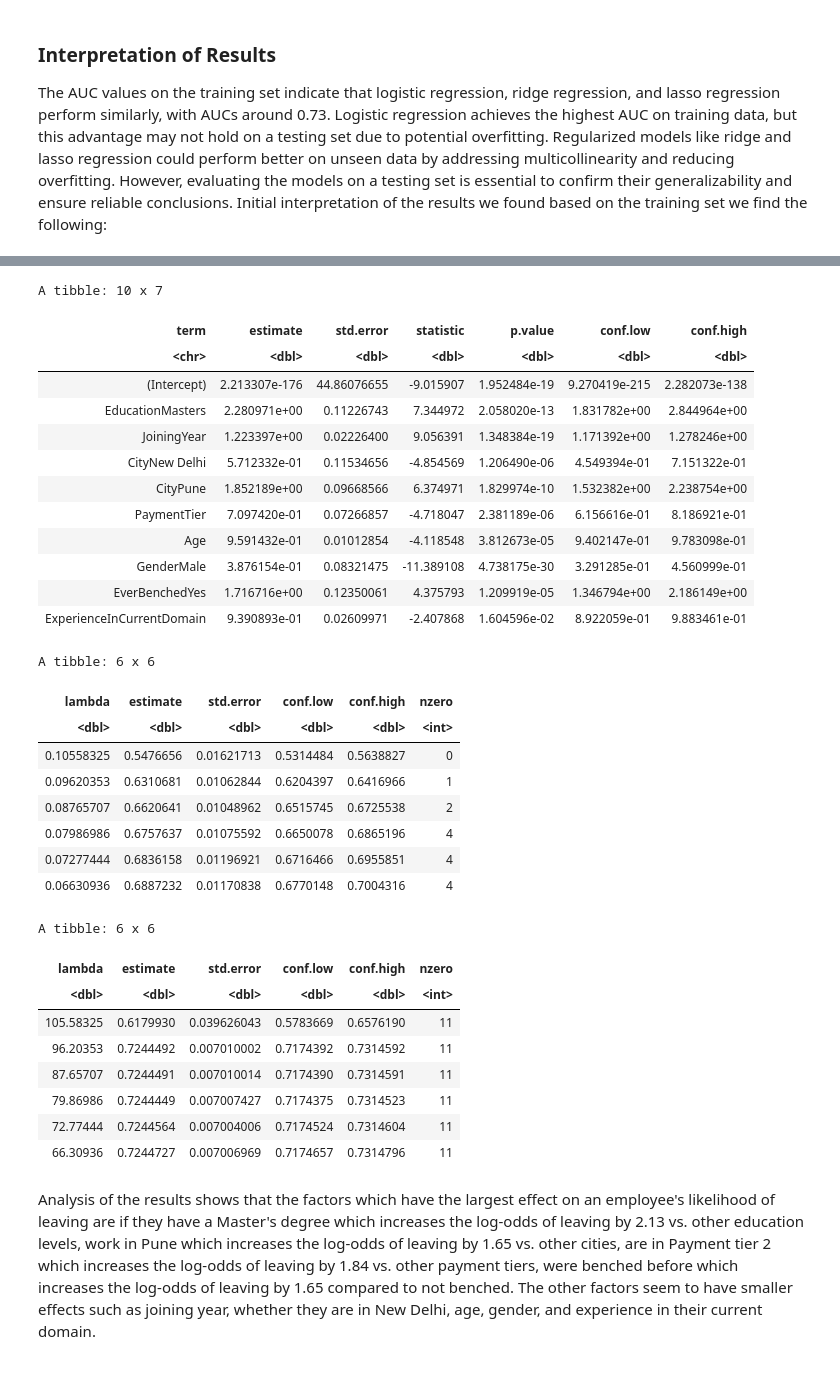
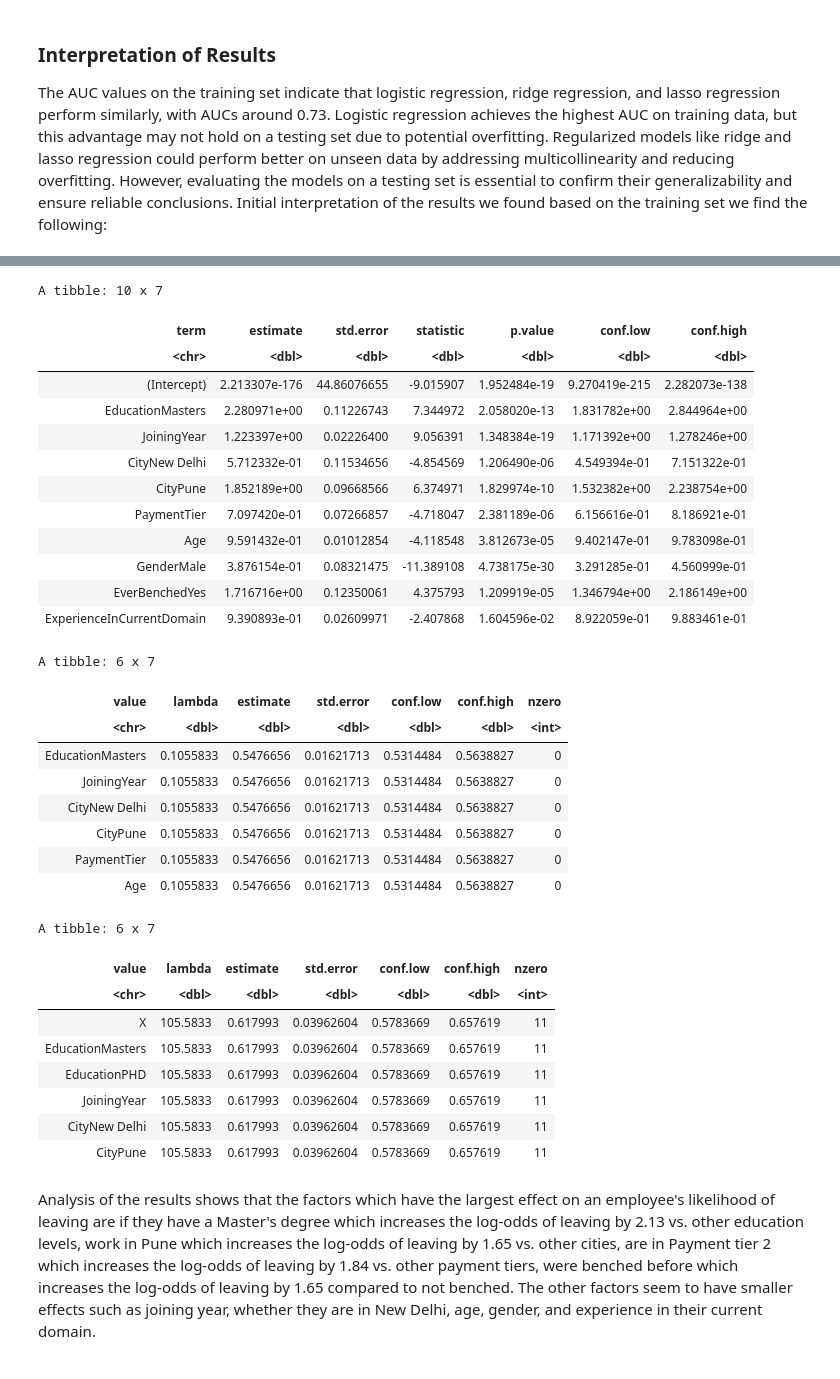
Before and after one commit to vivaanjhaveri/employee-dataset, a Jupyter notebook: Group_24_Final_Report_Rough_Draft.ipynb, the cells around one changed output, grey strips where cells are left out. Cells and saved outputs as stored; diff of their text form; code cells hidden in the pictures.

Commit message:
Added table of coefs for lasso and ridge

```diff
--- a/Group_24_Final_Report_Rough_Draft.ipynb
+++ b/Group_24_Final_Report_Rough_Draft.ipynb
@@ -341,56 +342,53 @@ A tibble: 12 x 7
 
 # Applying exponeitated coeficents & getting confidence intervals
 logistic_model_summary <- tidy(logistic_model, exponentiate = TRUE, conf.int = TRUE)
 lasso_model_summary <- tidy(lasso_model, exponentiate = TRUE, conf.int = TRUE)
 ridge_model_summary <- tidy(ridge_model, exponentiate = TRUE, conf.int = TRUE)
 
 # Filter for significant predictors
 significant_predictors_logistic <- logistic_model_summary %>%
   filter(p.value < 0.05)%>%
   as_tibble()
 
-significant_predictors_lasso <- lasso_model_summary %>%
-  as_tibble()
-
-significant_predictors_ridge <- ridge_model_summary %>%
-  as_tibble()
+significant_predictors_lasso <- merge(lasso_selected_coefs, lasso_model_summary) %>% as_tibble()
+significant_predictors_ridge <- merge(ridge_selected_coefs, ridge_model_summary) %>% as_tibble()
 
 # Display table of significant predictors
 significant_predictors_logistic
 head(significant_predictors_lasso)
 head(significant_predictors_ridge)
 # %% [output]
 A tibble: 10 x 7
 | term | estimate | std.error | statistic | p.value | conf.low | conf.high |
 | <chr> | <dbl> | <dbl> | <dbl> | <dbl> | <dbl> | <dbl> |
 | (Intercept) | 2.213307e-176 | 44.86076655 | -9.015907 | 1.952484e-19 | 9.270419e-215 | 2.282073e-138 |
 | EducationMasters | 2.280971e+00 | 0.11226743 | 7.344972 | 2.058020e-13 | 1.831782e+00 | 2.844964e+00 |
 | JoiningYear | 1.223397e+00 | 0.02226400 | 9.056391 | 1.348384e-19 | 1.171392e+00 | 1.278246e+00 |
 | CityNew Delhi | 5.712332e-01 | 0.11534656 | -4.854569 | 1.206490e-06 | 4.549394e-01 | 7.151322e-01 |
 | CityPune | 1.852189e+00 | 0.09668566 | 6.374971 | 1.829974e-10 | 1.532382e+00 | 2.238754e+00 |
 | PaymentTier | 7.097420e-01 | 0.07266857 | -4.718047 | 2.381189e-06 | 6.156616e-01 | 8.186921e-01 |
 | Age | 9.591432e-01 | 0.01012854 | -4.118548 | 3.812673e-05 | 9.402147e-01 | 9.783098e-01 |
 | GenderMale | 3.876154e-01 | 0.08321475 | -11.389108 | 4.738175e-30 | 3.291285e-01 | 4.560999e-01 |
 | EverBenchedYes | 1.716716e+00 | 0.12350061 | 4.375793 | 1.209919e-05 | 1.346794e+00 | 2.186149e+00 |
 | ExperienceInCurrentDomain | 9.390893e-01 | 0.02609971 | -2.407868 | 1.604596e-02 | 8.922059e-01 | 9.883461e-01 |
-A tibble: 6 x 6
+A tibble: 6 x 7
-| lambda | estimate | std.error | conf.low | conf.high | nzero |
-| <dbl> | <dbl> | <dbl> | <dbl> | <dbl> | <int> |
-| 0.10558325 | 0.5476656 | 0.01621713 | 0.5314484 | 0.5638827 | 0 |
-| 0.09620353 | 0.6310681 | 0.01062844 | 0.6204397 | 0.6416966 | 1 |
-| 0.08765707 | 0.6620641 | 0.01048962 | 0.6515745 | 0.6725538 | 2 |
-| 0.07986986 | 0.6757637 | 0.01075592 | 0.6650078 | 0.6865196 | 4 |
-| 0.07277444 | 0.6836158 | 0.01196921 | 0.6716466 | 0.6955851 | 4 |
-| 0.06630936 | 0.6887232 | 0.01170838 | 0.6770148 | 0.7004316 | 4 |
+| value | lambda | estimate | std.error | conf.low | conf.high | nzero |
+| <chr> | <dbl> | <dbl> | <dbl> | <dbl> | <dbl> | <int> |
+| EducationMasters | 0.1055833 | 0.5476656 | 0.01621713 | 0.5314484 | 0.5638827 | 0 |
+| JoiningYear | 0.1055833 | 0.5476656 | 0.01621713 | 0.5314484 | 0.5638827 | 0 |
+| CityNew Delhi | 0.1055833 | 0.5476656 | 0.01621713 | 0.5314484 | 0.5638827 | 0 |
+| CityPune | 0.1055833 | 0.5476656 | 0.01621713 | 0.5314484 | 0.5638827 | 0 |
+| PaymentTier | 0.1055833 | 0.5476656 | 0.01621713 | 0.5314484 | 0.5638827 | 0 |
+| Age | 0.1055833 | 0.5476656 | 0.01621713 | 0.5314484 | 0.5638827 | 0 |
-A tibble: 6 x 6
+A tibble: 6 x 7
-| lambda | estimate | std.error | conf.low | conf.high | nzero |
-| <dbl> | <dbl> | <dbl> | <dbl> | <dbl> | <int> |
-| 105.58325 | 0.6179930 | 0.039626043 | 0.5783669 | 0.6576190 | 11 |
-| 96.20353 | 0.7244492 | 0.007010002 | 0.7174392 | 0.7314592 | 11 |
-| 87.65707 | 0.7244491 | 0.007010014 | 0.7174390 | 0.7314591 | 11 |
-| 79.86986 | 0.7244449 | 0.007007427 | 0.7174375 | 0.7314523 | 11 |
-| 72.77444 | 0.7244564 | 0.007004006 | 0.7174524 | 0.7314604 | 11 |
-| 66.30936 | 0.7244727 | 0.007006969 | 0.7174657 | 0.7314796 | 11 |
+| value | lambda | estimate | std.error | conf.low | conf.high | nzero |
+| <chr> | <dbl> | <dbl> | <dbl> | <dbl> | <dbl> | <int> |
+| X | 105.5833 | 0.617993 | 0.03962604 | 0.5783669 | 0.657619 | 11 |
+| EducationMasters | 105.5833 | 0.617993 | 0.03962604 | 0.5783669 | 0.657619 | 11 |
+| EducationPHD | 105.5833 | 0.617993 | 0.03962604 | 0.5783669 | 0.657619 | 11 |
+| JoiningYear | 105.5833 | 0.617993 | 0.03962604 | 0.5783669 | 0.657619 | 11 |
+| CityNew Delhi | 105.5833 | 0.617993 | 0.03962604 | 0.5783669 | 0.657619 | 11 |
+| CityPune | 105.5833 | 0.617993 | 0.03962604 | 0.5783669 | 0.657619 | 11 |
 # %% [markdown]
 Analysis of the results shows that the factors which have the largest effect on an employee's likelihood of leaving are if they have a Master's degree which increases the log-odds of leaving by 2.13 vs. other education levels, work in Pune which increases the log-odds of leaving by 1.65 vs. other cities, are in Payment tier 2 which increases the log-odds of leaving by 1.84 vs. other payment tiers, were benched before which increases the log-odds of leaving by 1.65 compared to not benched. The other factors seem to have smaller effects such as joining year, whether they are in New Delhi, age, gender, and experience in their current domain.
 
```
Also changed, not shown: parts of 2 cells of this notebook.
